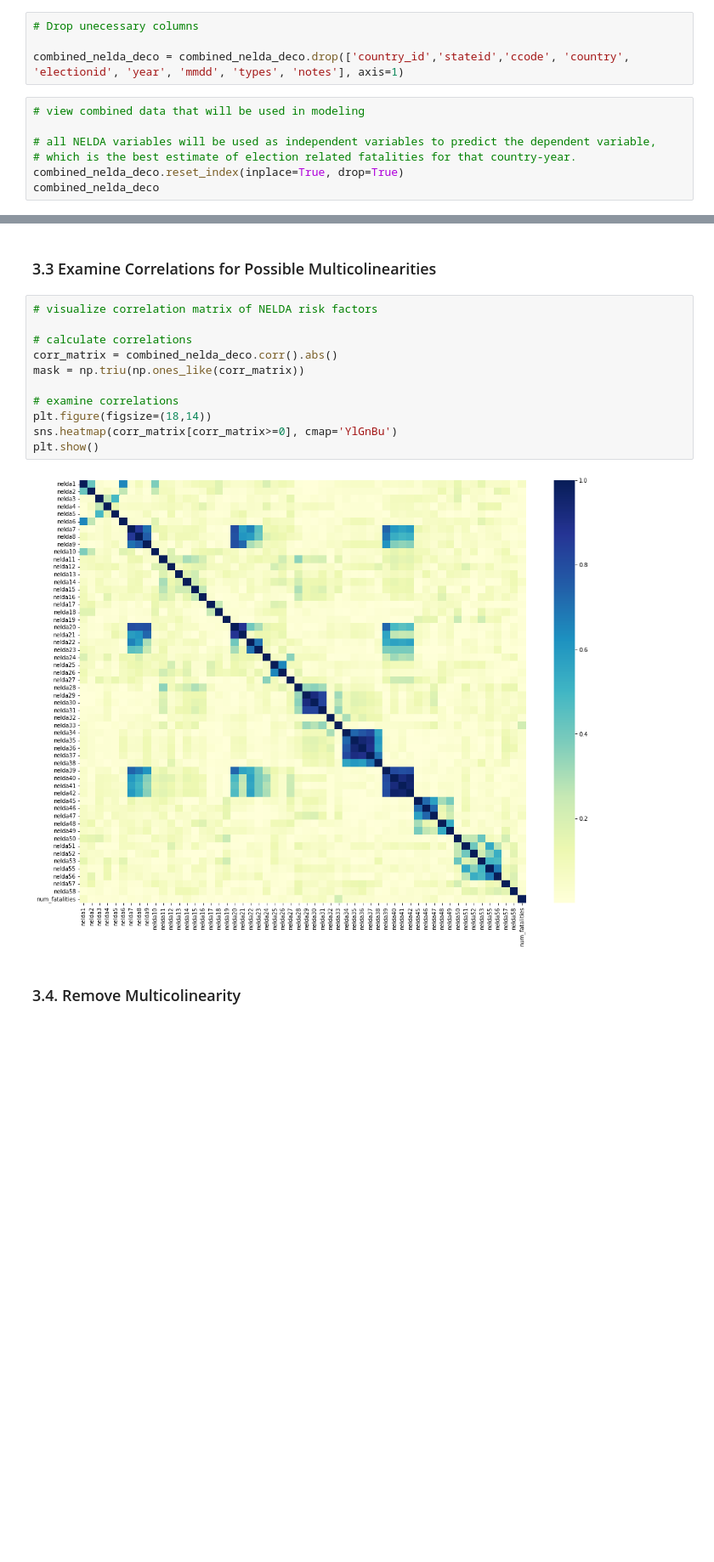
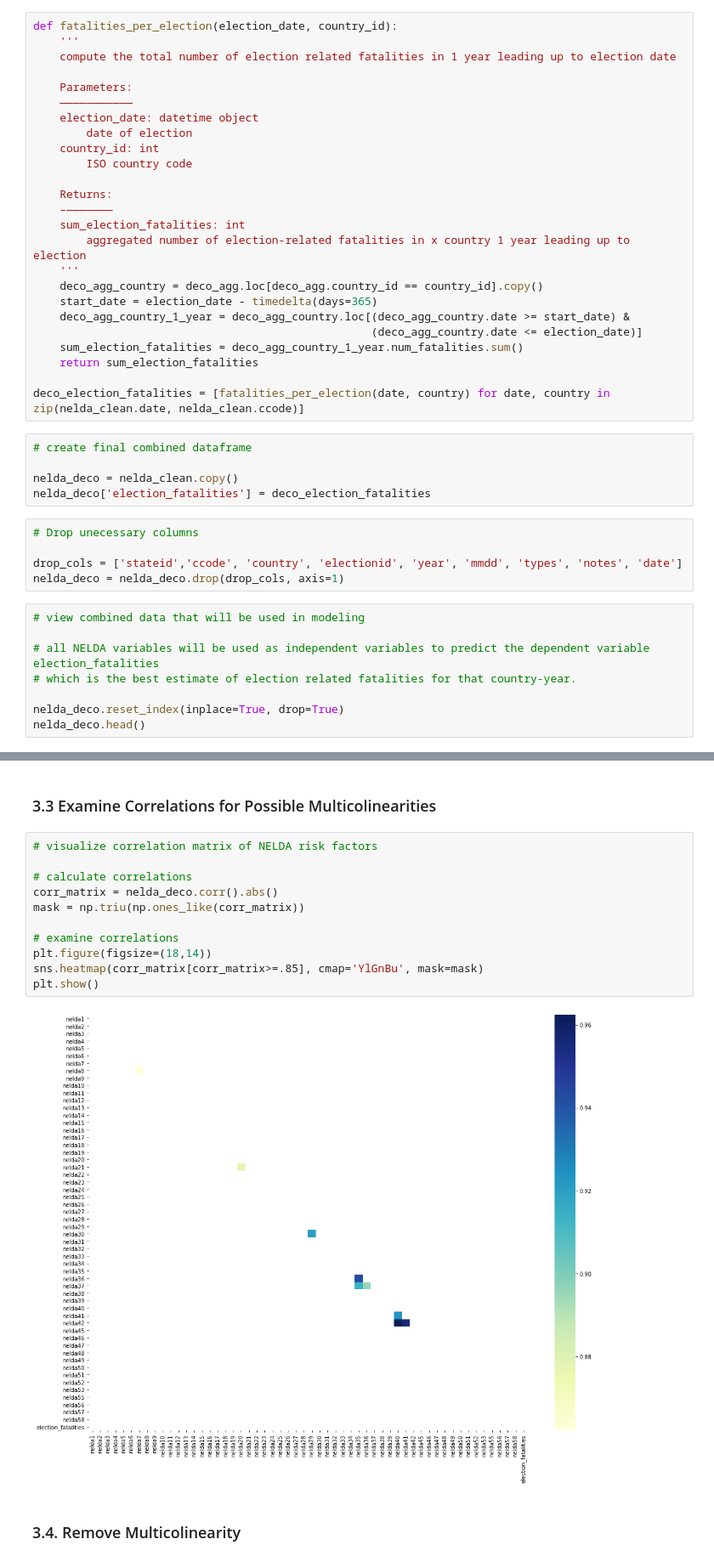
Before and after one commit to wsimpso1/election-violence-risks, a Jupyter notebook: WSimpson_OWID_DataScientist_CodeSnippet.ipynb, the cells around one changed output, grey strips where cells are left out. Shown at 85% size. Drawn from its saved outputs; the diff is of its cells as text; blank space fills up the shorter version.

```diff
--- a/WSimpson_OWID_DataScientist_CodeSnippet.ipynb
+++ b/WSimpson_OWID_DataScientist_CodeSnippet.ipynb
@@ -271,14 +325,46 @@ combined_nelda_deco.num_fatalities = combined_nelda_deco.num_fatalities.fillna(0
+# %%
+def fatalities_per_election(election_date, country_id):
+    '''
+    compute the total number of election related fatalities in 1 year leading up to election date
+
+    Parameters:
+    ———————————
+    election_date: datetime object
+        date of election
+    country_id: int
+        ISO country code
+
+    Returns:
+    –———————
+    sum_election_fatalities: int
+        aggregated number of election-related fatalities in x country 1 year leading up to election
+    '''
+    deco_agg_country = deco_agg.loc[deco_agg.country_id == country_id].copy()
+    start_date = election_date - timedelta(days=365)
+    deco_agg_country_1_year = deco_agg_country.loc[(deco_agg_country.date >= start_date) &
+                                                   (deco_agg_country.date <= election_date)]
+    sum_election_fatalities = deco_agg_country_1_year.num_fatalities.sum()
+    return sum_election_fatalities
+
+deco_election_fatalities = [fatalities_per_election(date, country) for date, country in zip(nelda_clean.date, nelda_clean.ccode)]
+# %%
+# create final combined dataframe
+
+nelda_deco = nelda_clean.copy()
+nelda_deco['election_fatalities'] = deco_election_fatalities
 # %%
 # Drop unecessary columns
 
-combined_nelda_deco = combined_nelda_deco.drop(['country_id','stateid','ccode', 'country', 'electionid', 'year', 'mmdd', 'types', 'notes'], axis=1)
+drop_cols = ['stateid','ccode', 'country', 'electionid', 'year', 'mmdd', 'types', 'notes', 'date']
+nelda_deco = nelda_deco.drop(drop_cols, axis=1)
 # %%
 # view combined data that will be used in modeling
 
-# all NELDA variables will be used as independent variables to predict the dependent variable,
+# all NELDA variables will be used as independent variables to predict the dependent variable election_fatalities
 # which is the best estimate of election related fatalities for that country-year.
-combined_nelda_deco.reset_index(inplace=True, drop=True)
-combined_nelda_deco
+
+nelda_deco.reset_index(inplace=True, drop=True)
+nelda_deco.head()
 # %% [output]
 |  | nelda1 | nelda2 | nelda3 | nelda4 | nelda5 | nelda6 | nelda7 | nelda8 | nelda9 | nelda10 | nelda11 | ... |
 | 0 | 2 | 2 | 2 | 2 | 2 | 0 | 0 | 0 | 0 | 2 | 2 | ... |
@@ -311,16 +384,16 @@ plt.show()
 # %%
 # visualize correlation matrix of NELDA risk factors
 
 # calculate correlations
-corr_matrix = combined_nelda_deco.corr().abs()
+corr_matrix = nelda_deco.corr().abs()
 mask = np.triu(np.ones_like(corr_matrix))
 
 # examine correlations
 plt.figure(figsize=(18,14))
-sns.heatmap(corr_matrix[corr_matrix>=0], cmap='YlGnBu')
+sns.heatmap(corr_matrix[corr_matrix>=.85], cmap='YlGnBu', mask=mask)
 plt.show()
 # %% [output]
-[figure, old version]
+[figure, new version]
 # %% [markdown]
 ### 3.4. Remove Multicolinearity
 # %%
```
Also changed, not shown: parts of 75 cells of this notebook, 2 other files.
